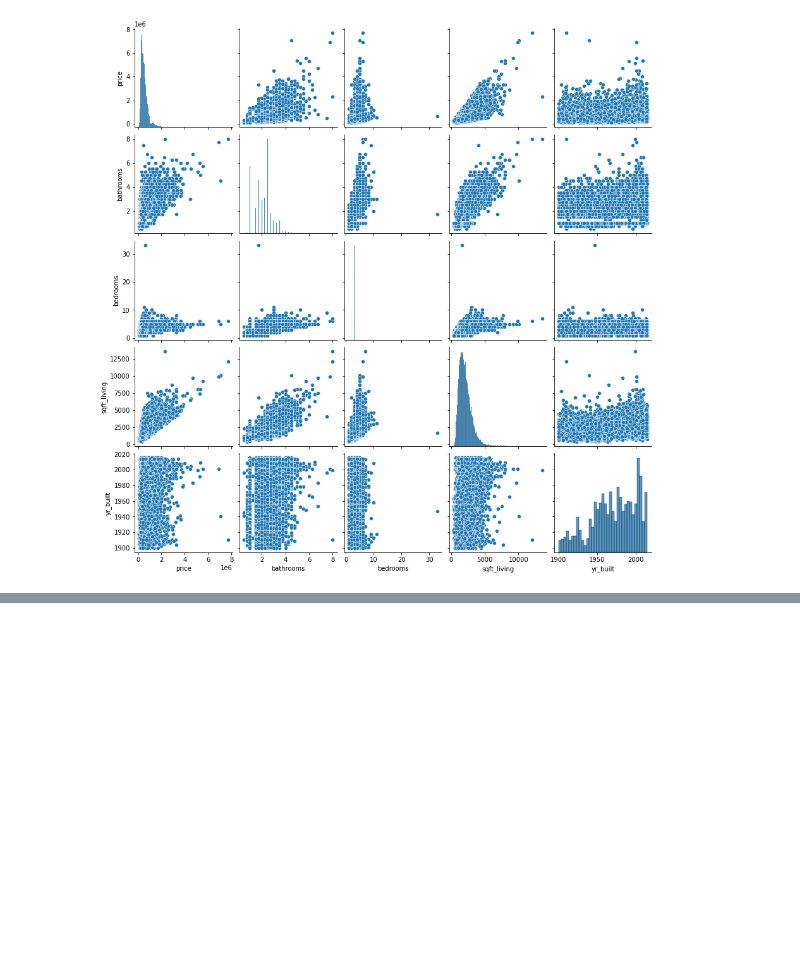
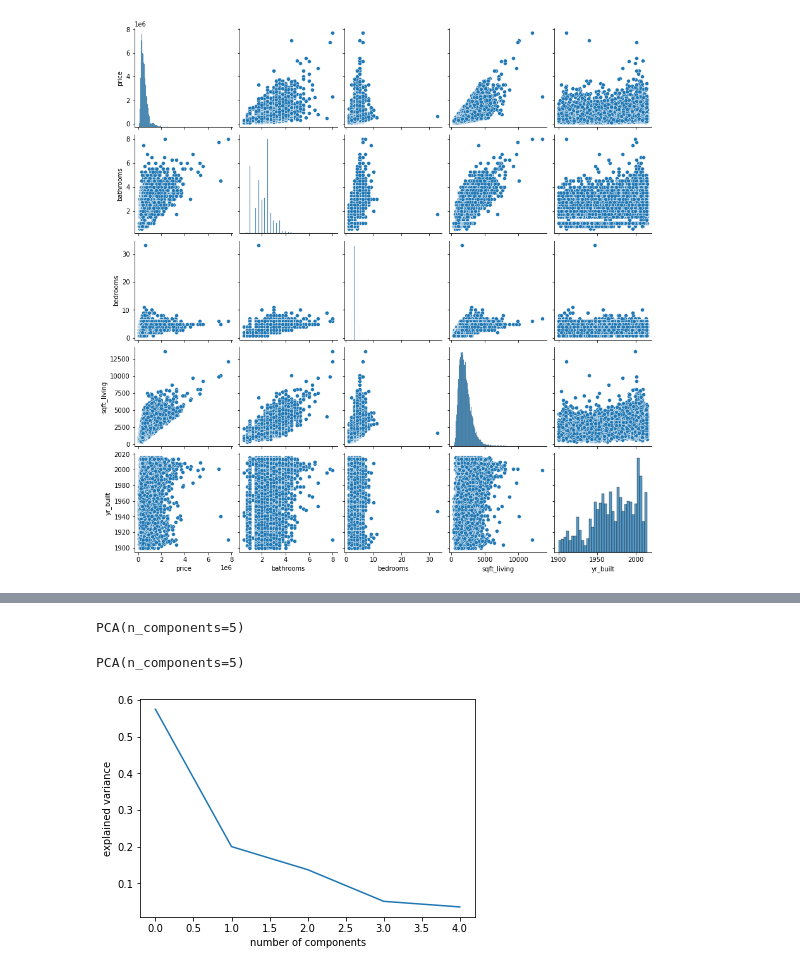
Before and after one commit to mattblasa/King-County-House-Prediction-2021, a Jupyter notebook: KC_EDA.ipynb, the cells around one changed output, grey strips where cells are left out. Drawn from its saved outputs; the diff is of its cells as text; code cells hidden in the pictures; blank space fills up the shorter version.

```diff
--- a/KC_EDA.ipynb
+++ b/KC_EDA.ipynb
@@ -222,0 +220,12 @@ sns.jointplot(data=penguins, x="flipper_length_mm", y="bill_length_mm", hue="spe
+# %%
+df_normalized=(df_plot-df_plot.mean())/df_plot.std()
+# %%
+pca = PCA(n_components=df_plot.shape[1])
+# %%
+pca
+# %% [output]
+PCA(n_components=5)
+# %%
+pca.fit(df_normalized)
+# %% [output]
+PCA(n_components=5)
@@ -222,0 +235,7 @@ sns.jointplot(data=penguins, x="flipper_length_mm", y="bill_length_mm", hue="spe
+# %%
+plt.plot(pca.explained_variance_ratio_)
+plt.xlabel('number of components')
+plt.ylabel('explained variance')
+plt.show()
+# %% [output]
+[figure, added]
```
Also changed, not shown: parts of 15 cells of this notebook.
